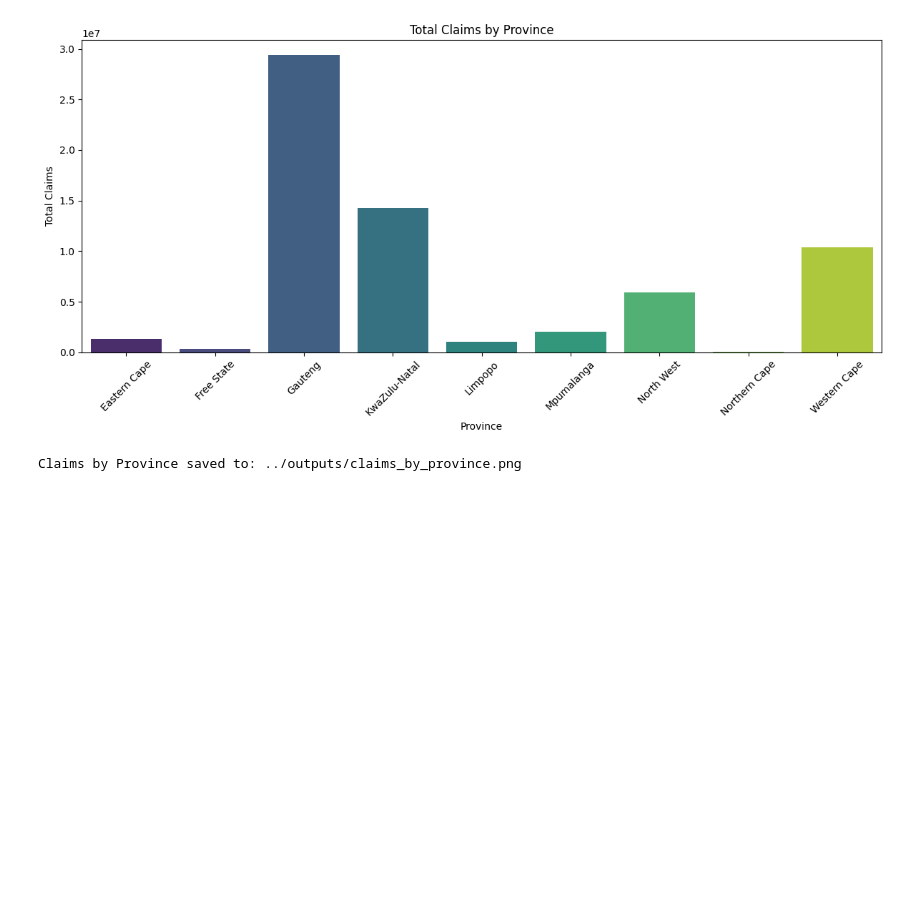
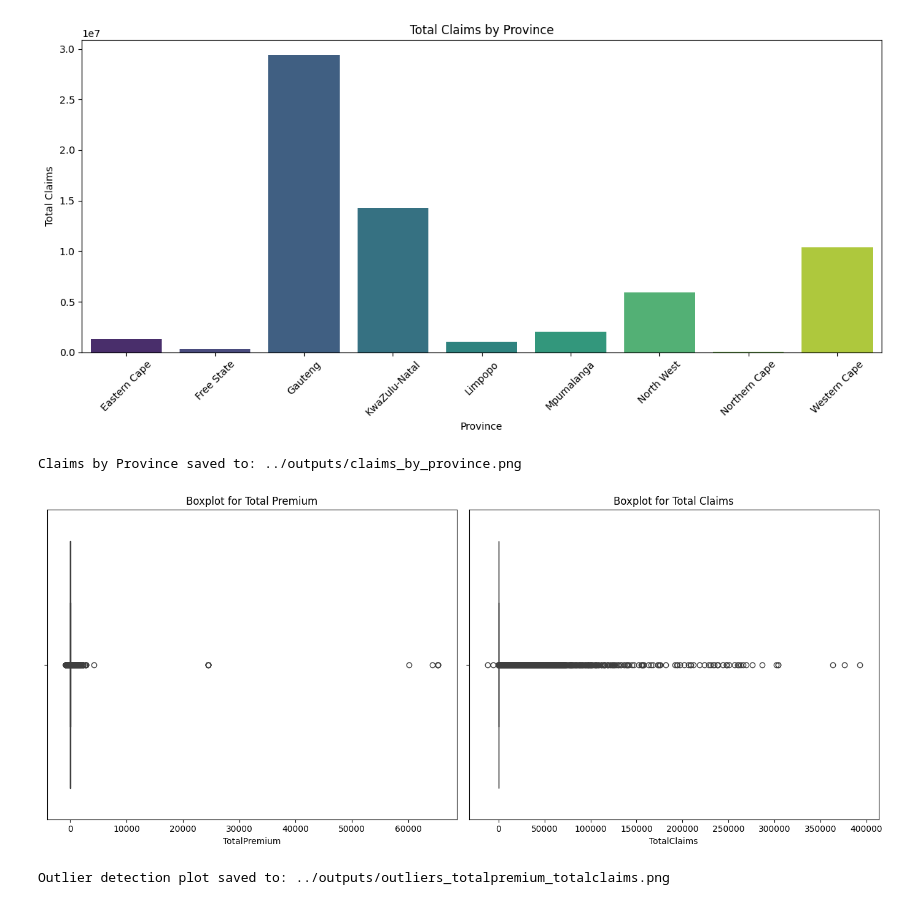
Before and after one commit to vlazacck/week3, a Jupyter notebook: notebooks/Eda.ipynb, the cells around one changed output. Saved outputs shown, nothing was run; the diff lists cells and outputs as text; code cells hidden in the pictures; blank space fills up the shorter version.

```diff
--- a/notebooks/Eda.ipynb
+++ b/notebooks/Eda.ipynb
@@ -386,3 +386,26 @@ Passing `palette` without assigning `hue` is deprecated and will be removed in v
   sns.barplot(x='Province', y='TotalClaims', data=claims_by_province, palette='viridis')
 [figure]
 Claims by Province saved to: ../outputs/claims_by_province.png
+# %%
+# Outlier Detection: Boxplot for TotalPremium and TotalClaims
+fig, axes = plt.subplots(1, 2, figsize=(14, 6))
+
+# Boxplot for TotalPremium
+sns.boxplot(data=data, x='TotalPremium', ax=axes[0])
+axes[0].set_title('Boxplot for Total Premium')
+
+# Boxplot for TotalClaims
+sns.boxplot(data=data, x='TotalClaims', ax=axes[1])
+axes[1].set_title('Boxplot for Total Claims')
+
+plt.tight_layout()
+
+# Save the plot
+outlier_boxplot_path = f"{output_dir}/outliers_totalpremium_totalclaims.png"
+plt.savefig(outlier_boxplot_path)
+plt.show()
+
+print(f"Outlier detection plot saved to: {outlier_boxplot_path}")
+# %% [output]
+[figure, added]
+Outlier detection plot saved to: ../outputs/outliers_totalpremium_totalclaims.png
```
Also changed, not shown: parts of 1 cell of this notebook, 5 other files.
